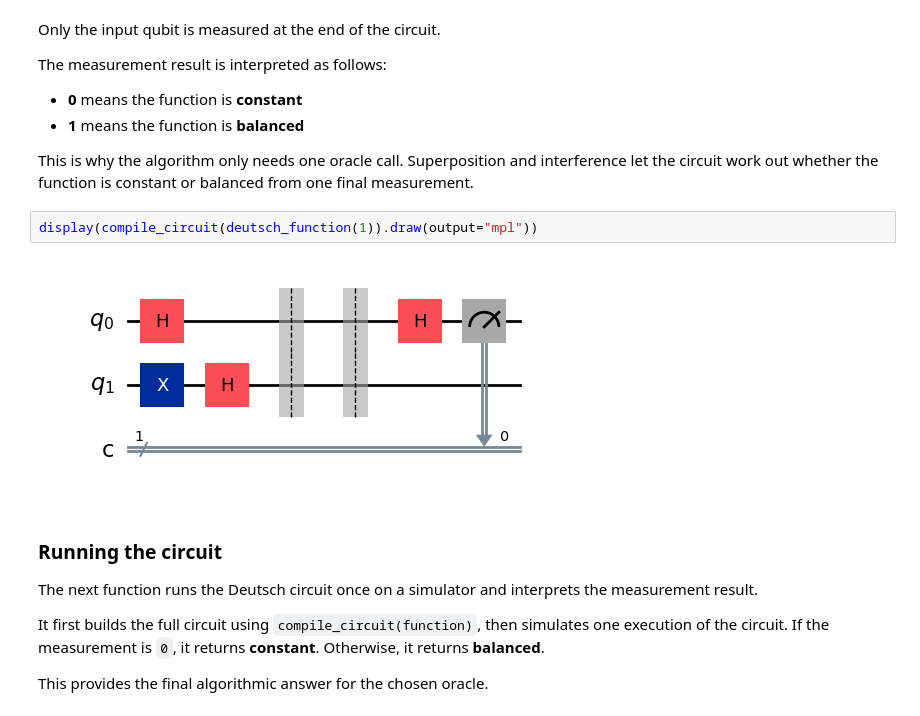
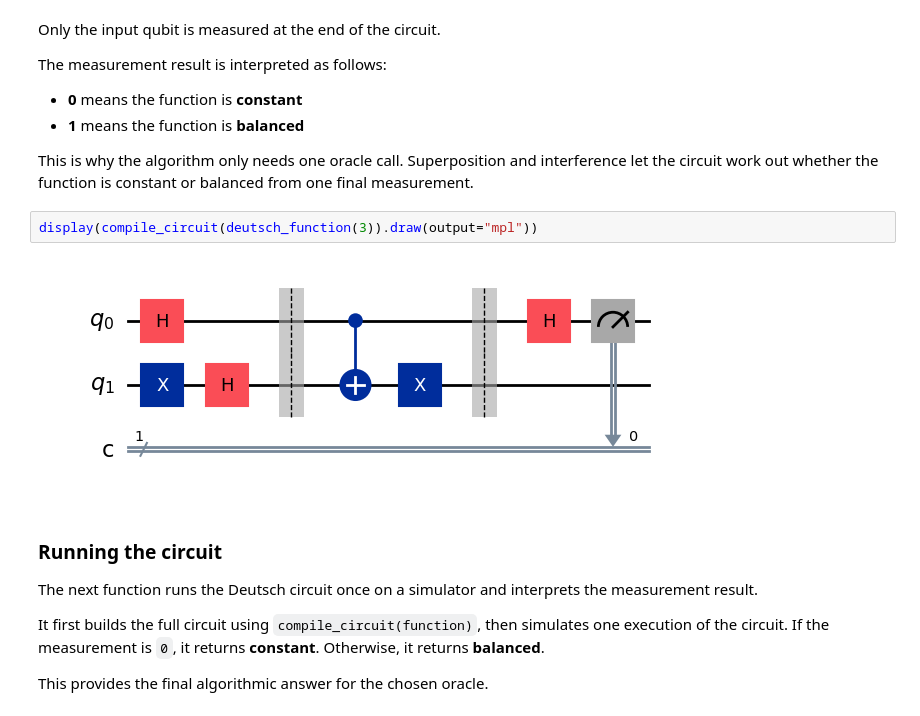
Before and after one commit to trinv1/emerging-technologies, a Jupyter notebook: problems.ipynb, the cells around one changed output. Drawn from its saved outputs; the diff is of its cells as text.

```diff
--- a/problems.ipynb
+++ b/problems.ipynb
@@ -420,9 +422,9 @@ The measurement result is interpreted as follows:
 
 This is why the algorithm only needs one oracle call. Superposition and interference let the circuit work out whether the function is constant or balanced from one final measurement.
 # %%
-display(compile_circuit(deutsch_function(1)).draw(output="mpl"))
+display(compile_circuit(deutsch_function(3)).draw(output="mpl"))
 # %% [output]
-[figure, old version]
+[figure, new version]
 # %% [markdown]
 ### Running the circuit
 
```
Also changed, not shown: parts of 4 cells of this notebook.
